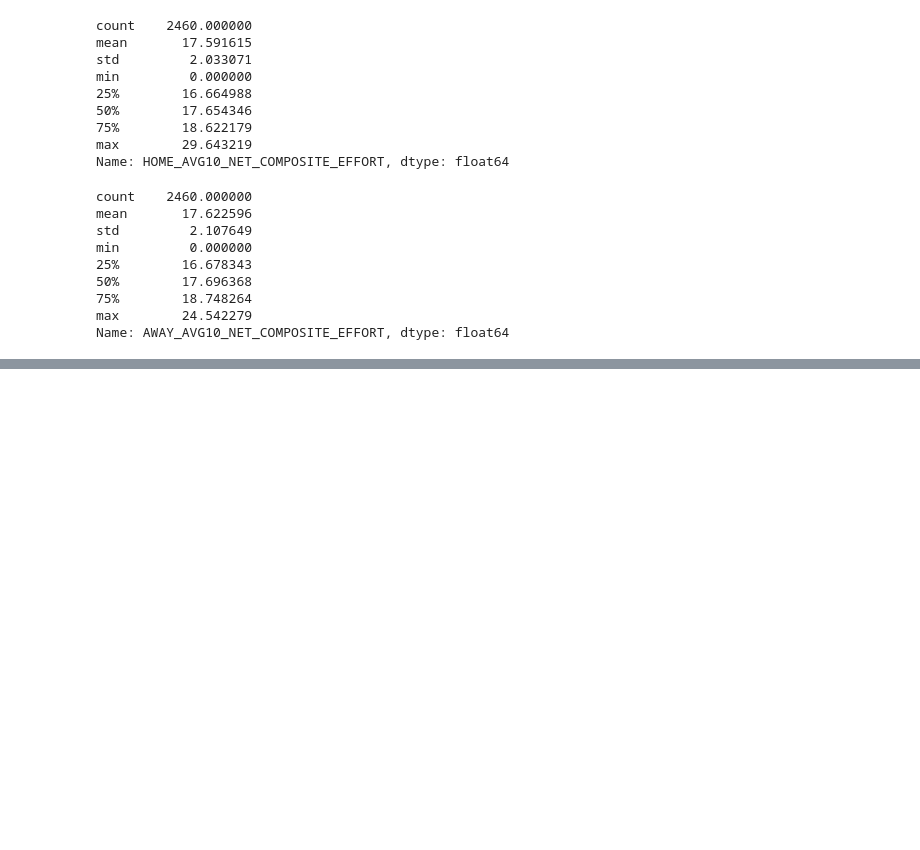
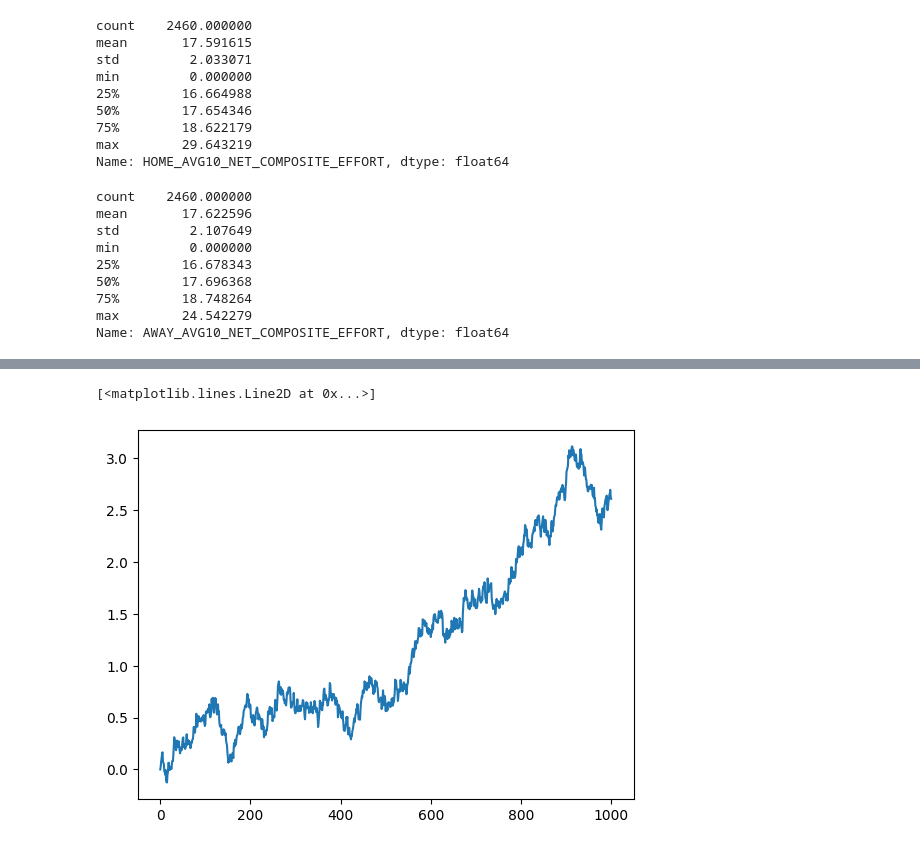
Before and after one commit to samluxenberg1/nba_hustle_sdg, a Jupyter notebook: notebooks/diff_game_game_theory.ipynb, the cells around one changed output, grey strips where cells are left out. Drawn from its saved outputs; the diff is of its cells as text; code cells hidden in the pictures; blank space fills up the shorter version.

```diff
--- a/notebooks/diff_game_game_theory.ipynb
+++ b/notebooks/diff_game_game_theory.ipynb
@@ -127,0 +415,5 @@ plt.ylabel('phi_h')
+# %%
+plt.plot(sgs.X_mat.mean(axis=1))
+# %% [output]
+[<matplotlib.lines.Line2D at 0x...>]
+[figure, added]
```
Also changed, not shown: parts of 27 cells of this notebook.
